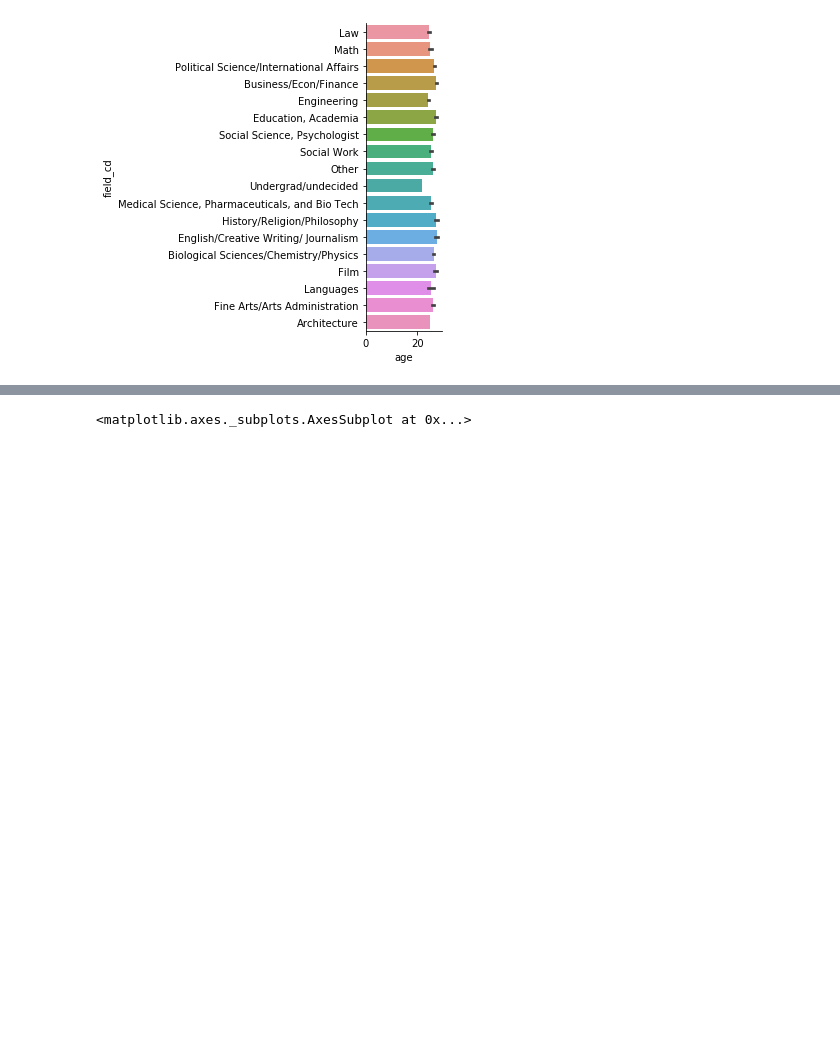
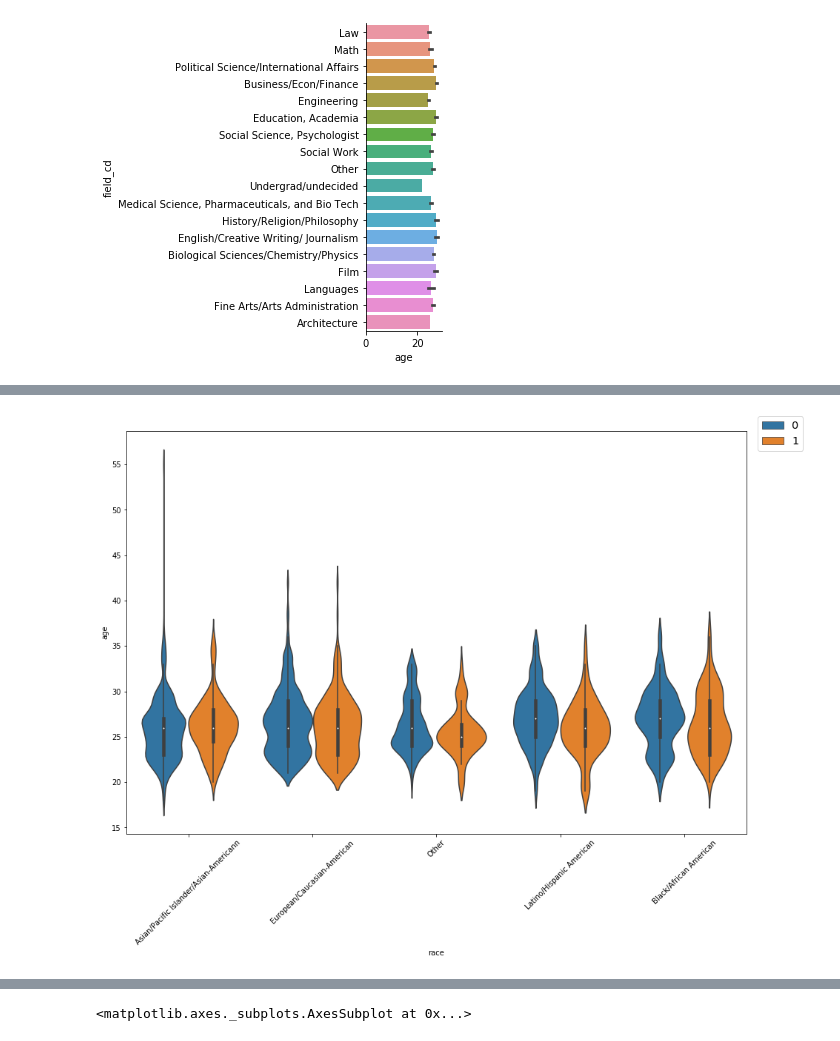
Before and after one commit to cbousquet/Week-2-Speed-dating, a Jupyter notebook: Speed_Dating.ipynb, the cells around one changed output, grey strips where cells are left out. Saved outputs shown, nothing was run; the diff lists cells and outputs as text; code cells hidden in the pictures; blank space fills up the shorter version.

```diff
--- a/Speed_Dating.ipynb
+++ b/Speed_Dating.ipynb
@@ -192,0 +187,8 @@ plt.show()
+# %%
+plt.figure(figsize = (15, 10))
+sns.violinplot(x='race', y='age', data = data, hue = 'match')
+plt.legend(bbox_to_anchor=(1.1, 1.05), fontsize='x-large')
+plt.xticks(rotation=45)
+plt.show()
+# %% [output]
+[figure, added]
```
Also changed, not shown: parts of 17 cells of this notebook.
